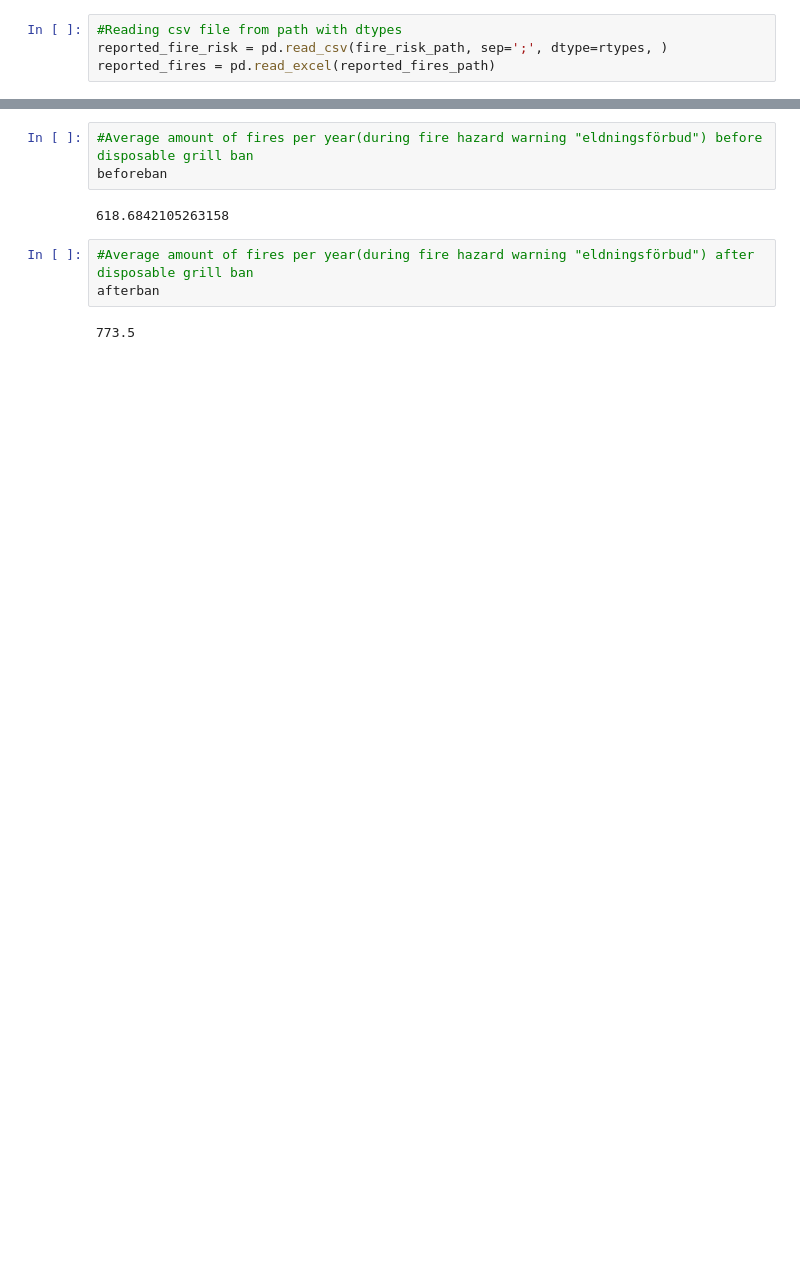
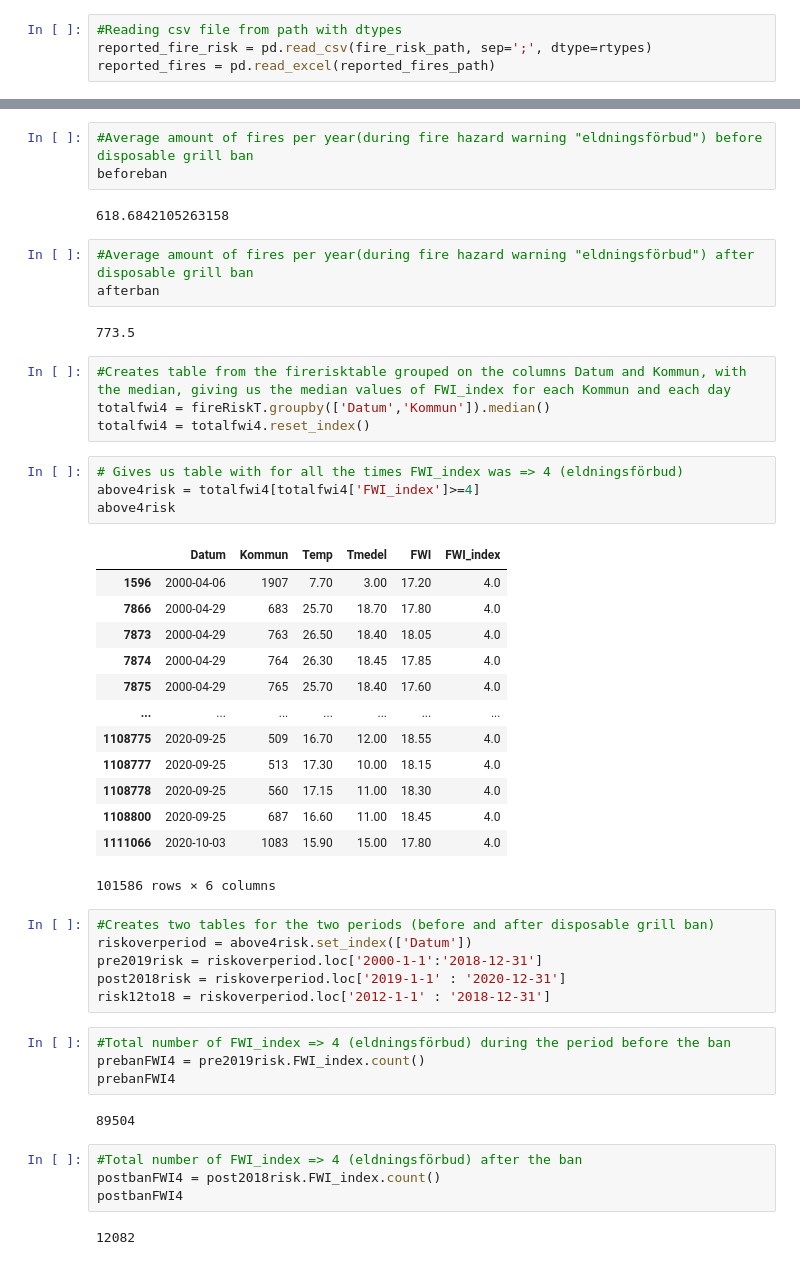
Before and after one commit to Johanil/BDA-Project, a Jupyter notebook: FiresReportedWithRisk.ipynb, the cells around one changed output, grey strips where cells are left out. Cells and saved outputs as stored; diff of their text form; blank space fills up the shorter version.

```diff
--- a/FiresReportedWithRisk.ipynb
+++ b/FiresReportedWithRisk.ipynb
@@ -11,7 +11,7 @@ reported_fires_path='./data/Insatser till brand i skog och mark 2000-2020.xlsx'
 rtypes={ 'PunktID': str}
 # %%
 #Reading csv file from path with dtypes
-reported_fire_risk = pd.read_csv(fire_risk_path, sep=';', dtype=rtypes, )
+reported_fire_risk = pd.read_csv(fire_risk_path, sep=';', dtype=rtypes)
 reported_fires = pd.read_excel(reported_fires_path)
 # %%
 risk_sample = reported_fire_risk
@@ -247,3 +258,43 @@ beforeban
 afterban
 # %% [output]
 773.5
+# %%
+#Creates table from the firerisktable grouped on the columns Datum and Kommun, with the median, giving us the median values of FWI_index for each Kommun and each day
+totalfwi4 = fireRiskT.groupby(['Datum','Kommun']).median()
+totalfwi4 = totalfwi4.reset_index()
+# %%
+# Gives us table with for all the times FWI_index was => 4 (eldningsförbud)
+above4risk = totalfwi4[totalfwi4['FWI_index']>=4]
+above4risk
+# %% [output]
+|  | Datum | Kommun | Temp | Tmedel | FWI | FWI_index |
+| 1596 | 2000-04-06 | 1907 | 7.70 | 3.00 | 17.20 | 4.0 |
+| 7866 | 2000-04-29 | 683 | 25.70 | 18.70 | 17.80 | 4.0 |
+| 7873 | 2000-04-29 | 763 | 26.50 | 18.40 | 18.05 | 4.0 |
+| 7874 | 2000-04-29 | 764 | 26.30 | 18.45 | 17.85 | 4.0 |
+| 7875 | 2000-04-29 | 765 | 25.70 | 18.40 | 17.60 | 4.0 |
+| ... | ... | ... | ... | ... | ... | ... |
+| 1108775 | 2020-09-25 | 509 | 16.70 | 12.00 | 18.55 | 4.0 |
+| 1108777 | 2020-09-25 | 513 | 17.30 | 10.00 | 18.15 | 4.0 |
+| 1108778 | 2020-09-25 | 560 | 17.15 | 11.00 | 18.30 | 4.0 |
+| 1108800 | 2020-09-25 | 687 | 16.60 | 11.00 | 18.45 | 4.0 |
+| 1111066 | 2020-10-03 | 1083 | 15.90 | 15.00 | 17.80 | 4.0 |
+101586 rows × 6 columns
+# %%
+#Creates two tables for the two periods (before and after disposable grill ban)
+riskoverperiod = above4risk.set_index(['Datum'])
+pre2019risk = riskoverperiod.loc['2000-1-1':'2018-12-31']
+post2018risk = riskoverperiod.loc['2019-1-1' : '2020-12-31']
+risk12to18 = riskoverperiod.loc['2012-1-1' : '2018-12-31']
+# %%
+#Total number of FWI_index => 4 (eldningsförbud) during the period before the ban
+prebanFWI4 = pre2019risk.FWI_index.count()
+prebanFWI4
+# %% [output]
+89504
+# %%
+#Total number of FWI_index => 4 (eldningsförbud) after the ban
+postbanFWI4 = post2018risk.FWI_index.count()
+postbanFWI4
+# %% [output]
+12082
```
Also changed, not shown: parts of 7 cells of this notebook.
